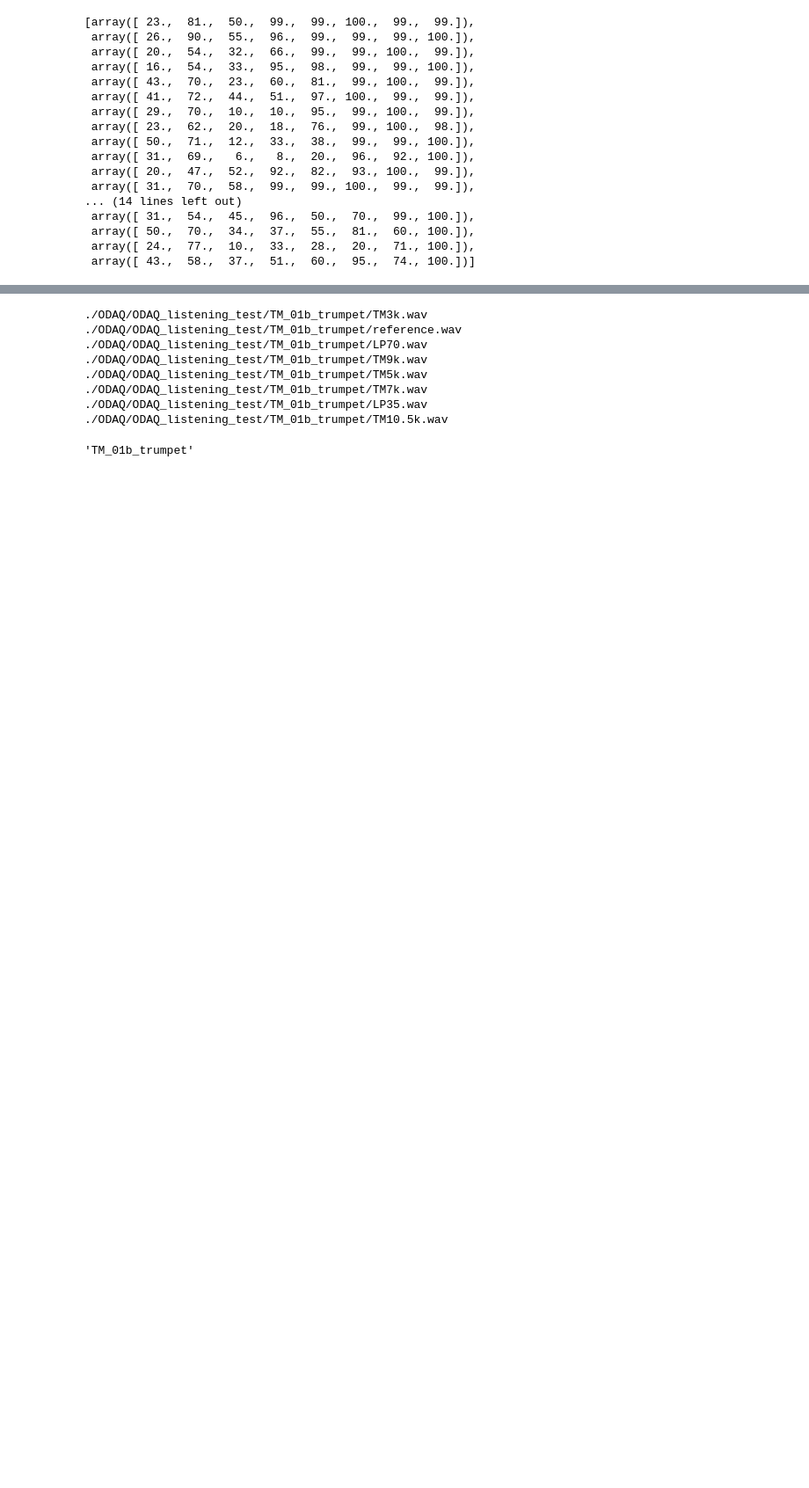
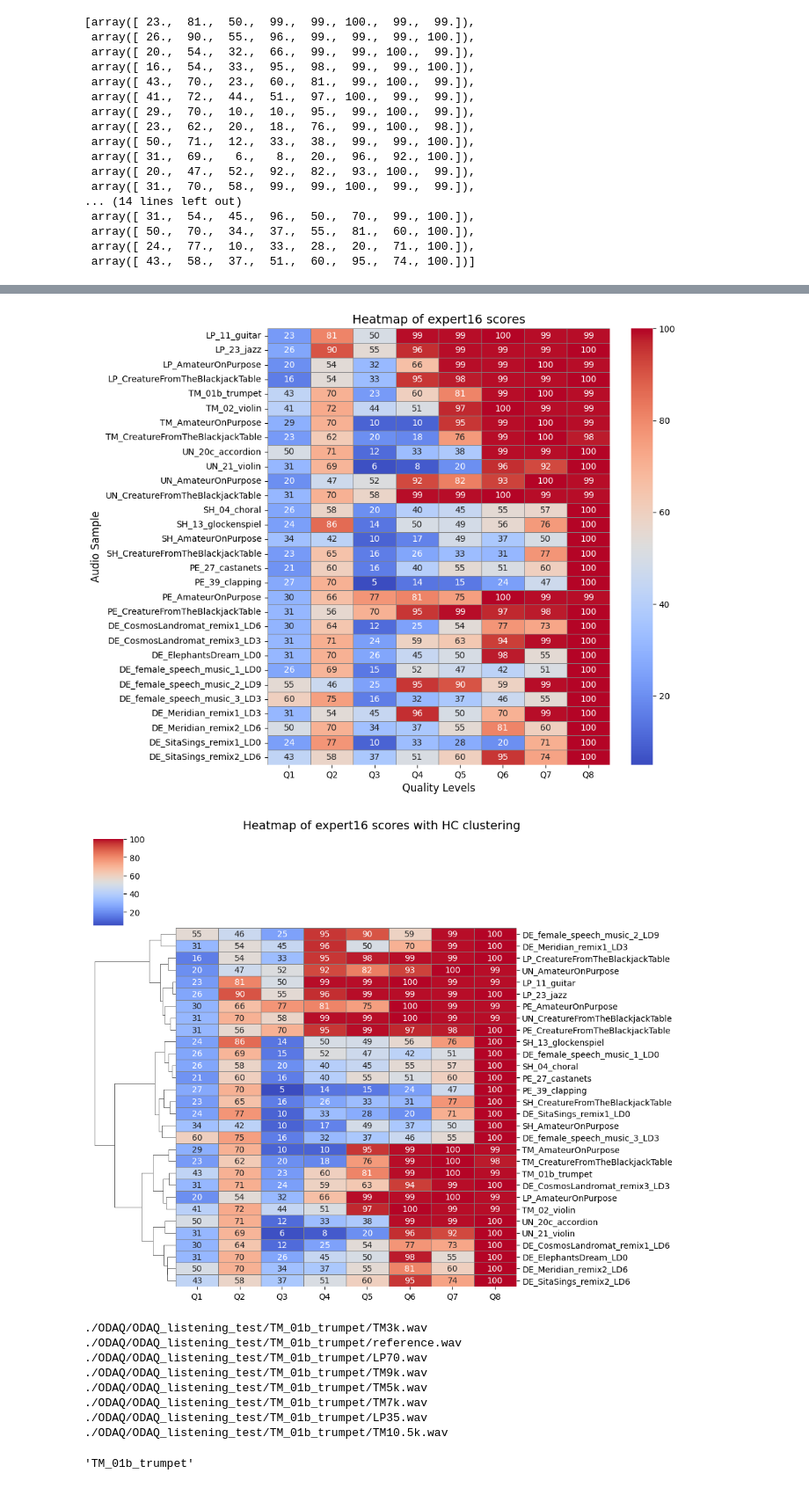
Before and after one commit to cjunwon/ODAQ-SDA, a Jupyter notebook: competition_inidividual_analysis.ipynb, the cells around one changed output, grey strips where cells are left out. Shown at 88% size. Saved outputs shown, nothing was run; the diff lists cells and outputs as text; code cells hidden in the pictures; blank space fills up the shorter version.

```diff
--- a/competition_inidividual_analysis.ipynb
+++ b/competition_inidividual_analysis.ipynb
@@ -399,3 +521,9 @@ plot_clustered_rows_with_polynomial_fit(expert16_clusters, listener='expert16')
+# %%
+plot_heatmap(np.array(expert16_scores), items=items, listener='expert16', annot=True)
+plot_clustermap(np.array(expert16_scores), items=items, listener='expert16', annot=True)
+# %% [output]
+[figure, added]
+[figure, added]
 # %%
 easy_easiest_trials_competition_kmeans = ['TM_01b_trumpet', 'DE_ElephantsDream_LD0', 'LP_23_jazz', 'LP_AmateurOnPurpose', 'DE_female_speech_music_2_LD9', 'UN_AmateurOnPurpose', 'UN_CreatureFromTheBlackjackTable']
 hard_hardest_trials_competition_kmeans = ['SH_AmateurOnPurpose', 'SH_CreatureFromTheBlackjackTable', 'DE_SitaSings_remix2_LD6', 'PE_27_castanets']
```
Also changed, not shown: parts of 4 cells of this notebook, 3 other files.
